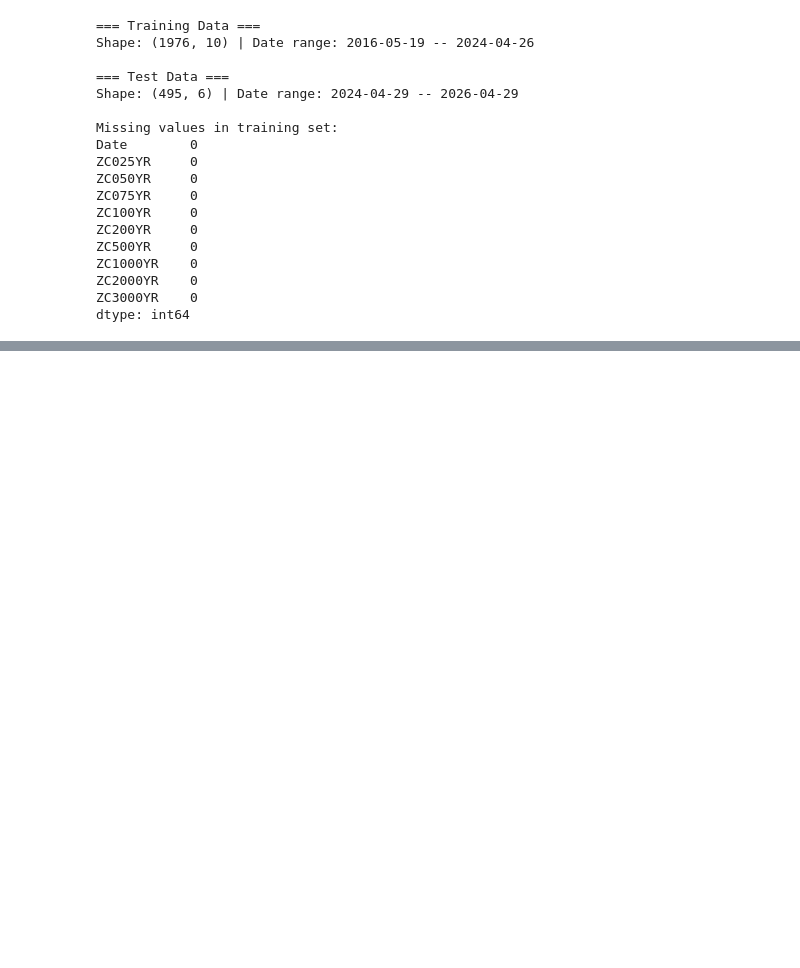
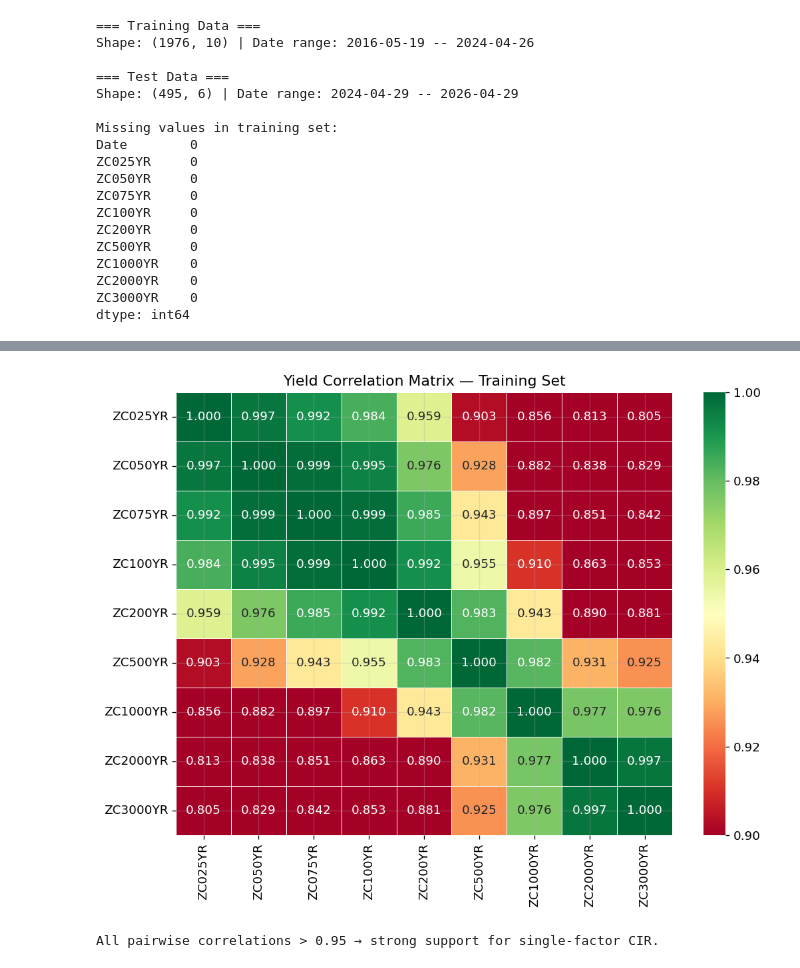
Before and after one commit to lokifergusion9/Project-Stochastic-Interest-Rate-Modelling-and-Prediction, a Jupyter notebook: CIR.Interest.Rate.Modelling.ipynb, the cells around one changed output, grey strips where cells are left out. Saved outputs shown, nothing was run; the diff lists cells and outputs as text; code cells hidden in the pictures; blank space fills up the shorter version.

```diff
--- a/CIR.Interest.Rate.Modelling.ipynb
+++ b/CIR.Interest.Rate.Modelling.ipynb
@@ -81,0 +143,14 @@ dtype: int64
+# %%
+# ── Correlation heatmap ────────────────────────────────────────────────────
+# High cross-maturity correlations are the empirical justification for using
+# a single-factor model: one latent rate drives the whole curve.
+fig, ax = plt.subplots(figsize=(9, 7))
+sns.heatmap(train[TRAIN_COLS].corr(), annot=True, fmt='.3f',
+            cmap='RdYlGn', vmin=0.9, vmax=1, linewidths=0.5, ax=ax)
+ax.set_title('Yield Correlation Matrix — Training Set')
+plt.tight_layout()
+plt.show()
+print("All pairwise correlations > 0.95 → strong support for single-factor CIR.")
+# %% [output]
+[figure, added]
+All pairwise correlations > 0.95 → strong support for single-factor CIR.
```
Also changed, not shown: parts of 3 cells of this notebook.
